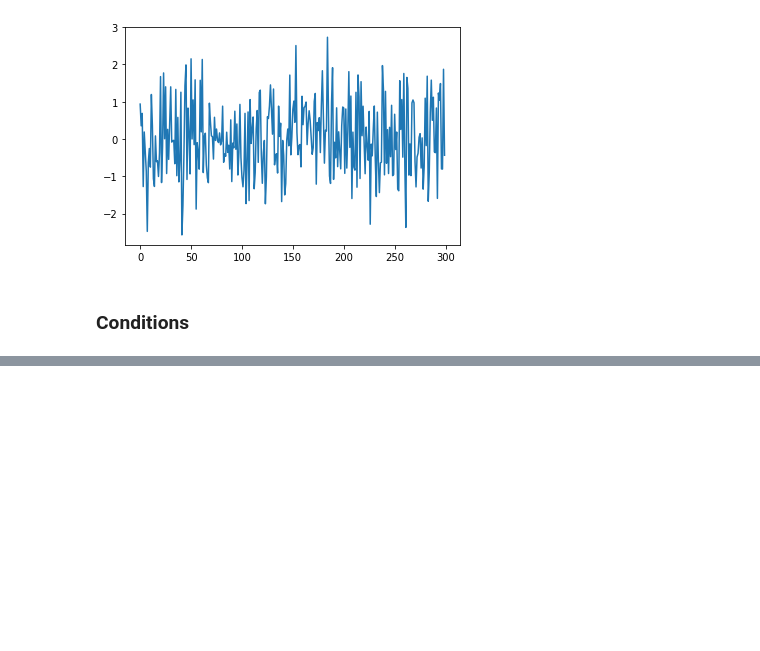
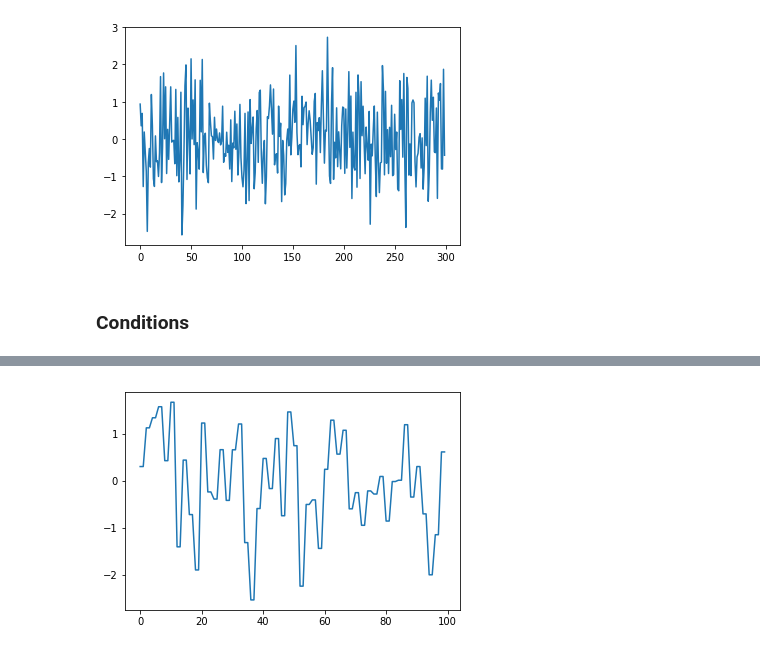
Before and after one commit to sjvasconcello/quantecon, a Jupyter notebook: python_by_example/python_by_example.ipynb, the cells around one changed output, grey strips where cells are left out. Drawn from its saved outputs; the diff is of its cells as text; code cells hidden in the pictures; blank space fills up the shorter version.

```diff
--- a/python_by_example/python_by_example.ipynb
+++ b/python_by_example/python_by_example.ipynb
@@ -194,0 +217,4 @@ run definition_functions.py
+# %%
+run conditions.py
+# %% [output]
+[figure, added]
```
Also changed, not shown: parts of 20 cells of this notebook, 4 other files.
